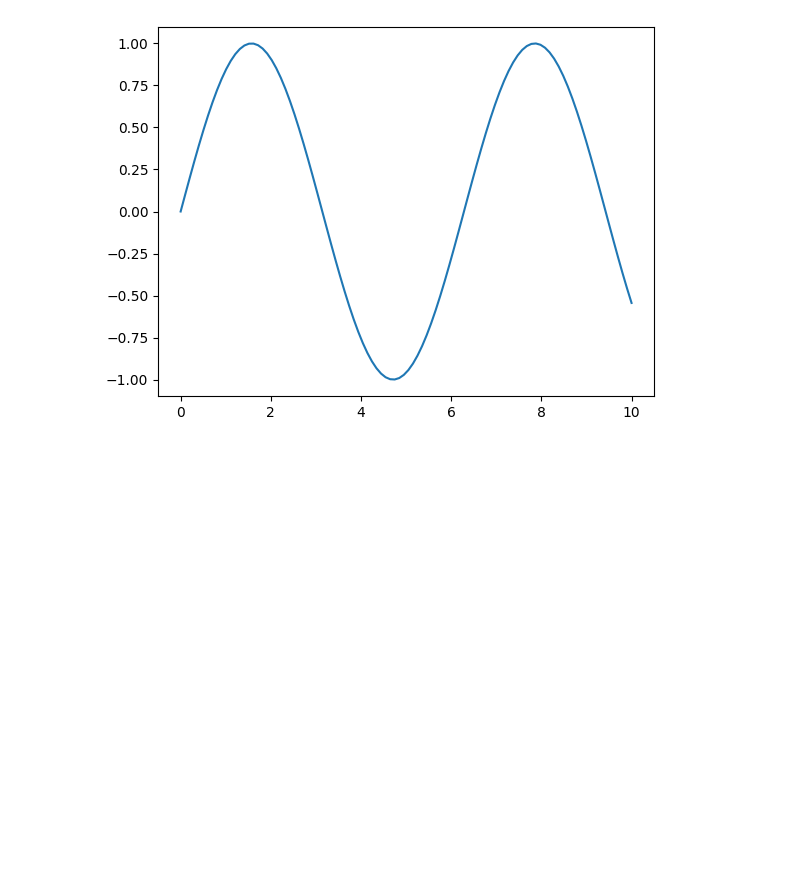
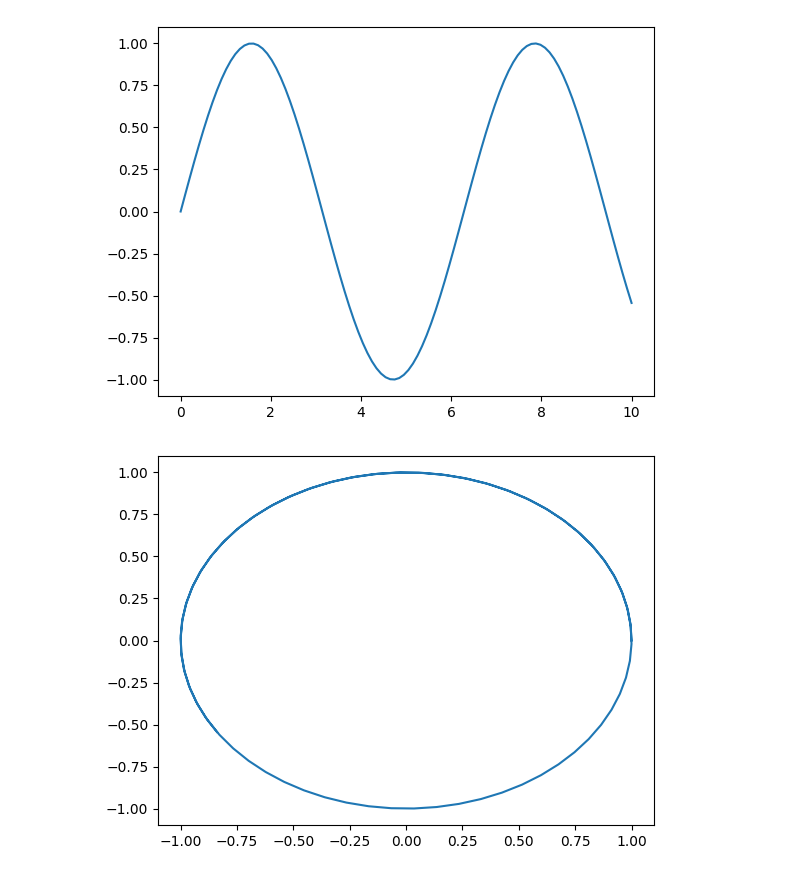
Before and after one commit to Prathamesshh/Python, a Jupyter notebook: import.ipynb, the cells around one changed output. Saved outputs shown, nothing was run; the diff lists cells and outputs as text; code cells hidden in the pictures; blank space fills up the shorter version.

```diff
--- a/import.ipynb
+++ b/import.ipynb
@@ -50,3 +50,9 @@ plt.plot(x, y)
 # %% [output]
 [<matplotlib.lines.Line2D at 0x...>]
 [figure]
+# %%
+x = np.cos(x)
+plt.plot(x, y)
+plt.show()
+# %% [output]
+[figure, added]
```
